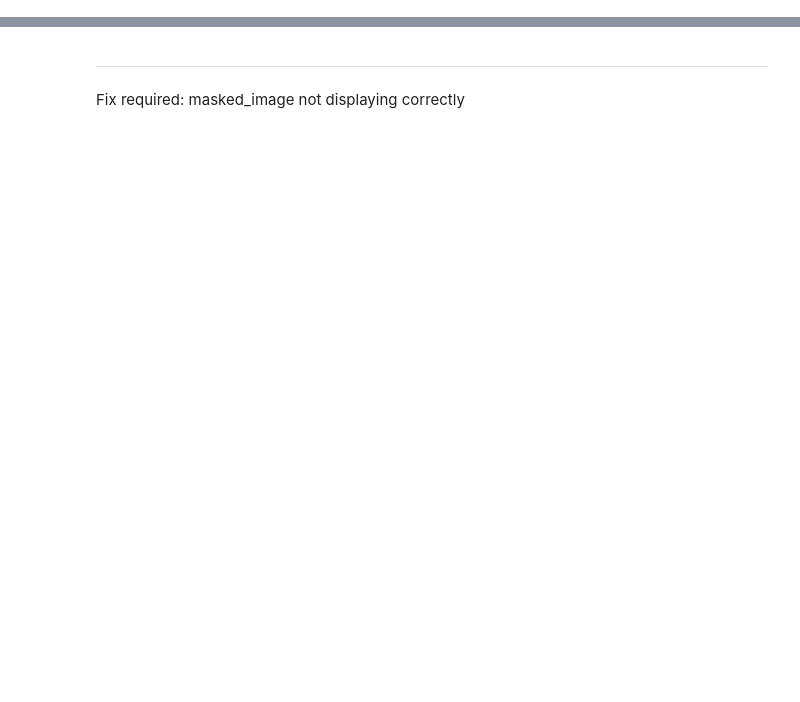
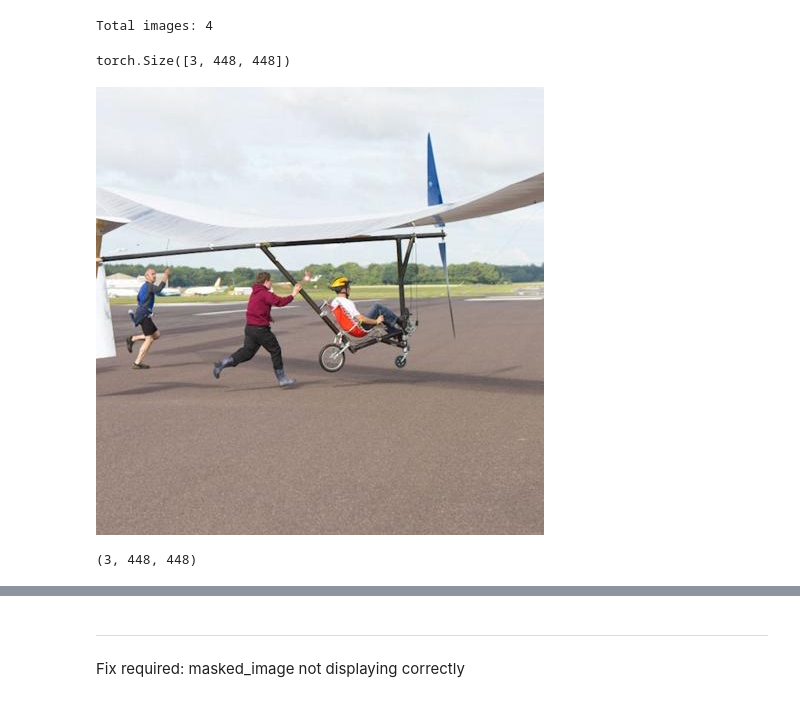
Before and after one commit to prajnan93/image-inpainting, a Jupyter notebook: examples/predict.ipynb, the cells around one changed output, grey strips where cells are left out. Drawn from its saved outputs; the diff is of its cells as text; code cells hidden in the pictures; blank space fills up the shorter version.

```diff
--- a/examples/predict.ipynb
+++ b/examples/predict.ipynb
@@ -13,3 +19,5 @@ import matplotlib.pyplot as plt
+# %%
+to_PILImage = transforms.ToPILImage()
 # %%
 def create_cfg(args):
     parser = argparse.ArgumentParser()
@@ -18,3 +26,21 @@ def create_cfg(args):
 
     cfg = parser.parse_args()
     return cfg
+# %%
+path = "../samples/test/img"
+if platform.system().lower() == 'windows':
+    path = "..\samples\test\img"
+# %%
+dataset = PlacesDataset(path_dir = path, transform_config=('to_tensor', 'center_crop','norm'), crop_size=(448,448))
+image_lst = dataset.imglist
+print("Total images:", len(dataset))
+dataset[0].shape
+# %% [output]
+Total images: 4
+torch.Size([3, 448, 448])
+# %%
+img = dataset[2]
+# %%
+display(to_PILImage(denorm(img)))
+# %% [output]
+[figure, added]
@@ -20,0 +49,5 @@ def create_cfg(args):
+# %%
+C, H, W = img.shape
+C, H, W
+# %% [output]
+(3, 448, 448)
```
Also changed, not shown: parts of 36 cells of this notebook, 11 other files.
